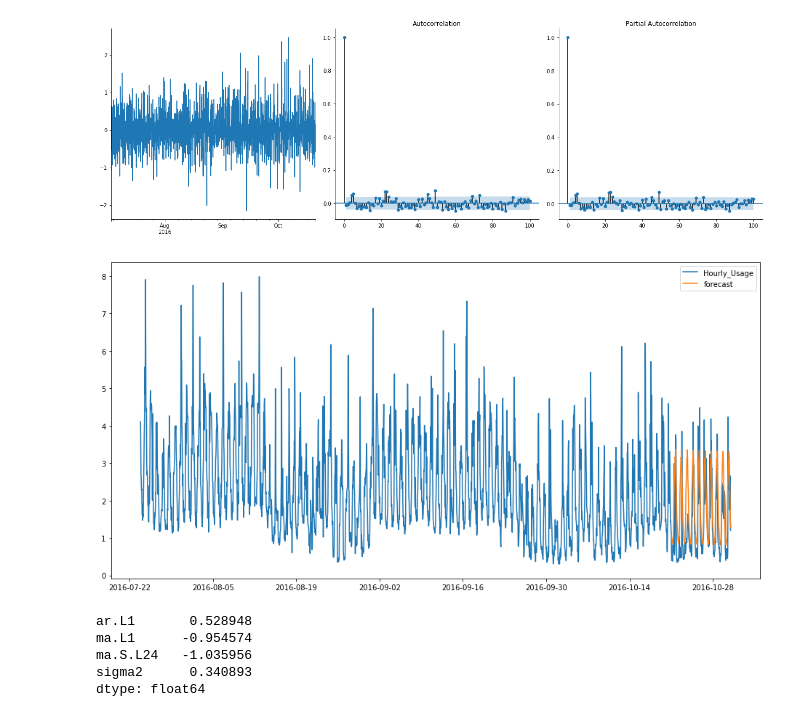
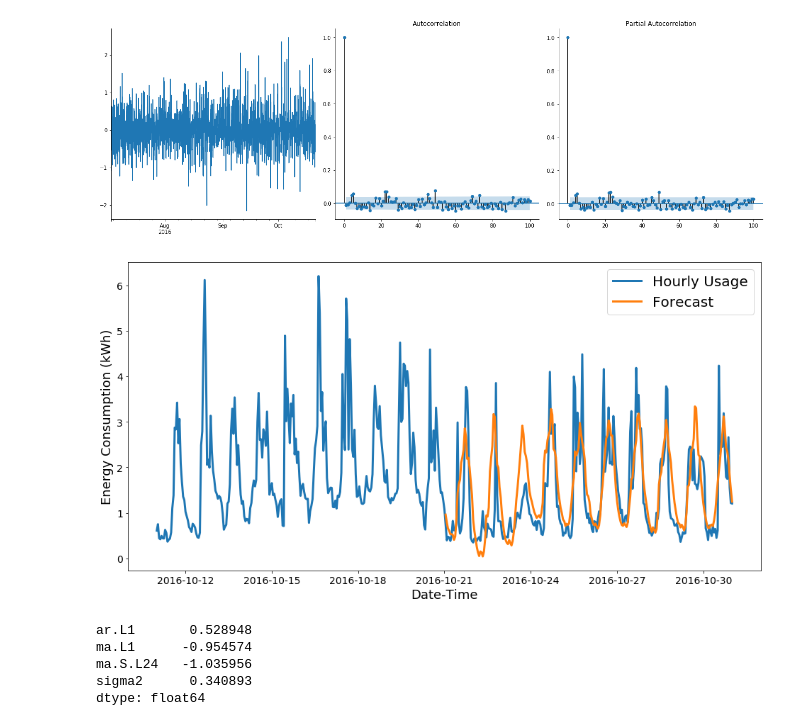
Before and after one commit to kzhao682/Smart_Energy_Consumption, a Jupyter notebook: 03_ARIMA_models.ipynb, the cells around one changed output. Saved outputs shown, nothing was run; the diff lists cells and outputs as text; code cells hidden in the pictures.

```diff
--- a/03_ARIMA_models.ipynb
+++ b/03_ARIMA_models.ipynb
@@ -342,10 +346,10 @@ mse, rmse
 acf_pacf_plots(arima_exog_results.resid.dropna(), lags=100)
 # %% [output]
 [figure]
-# %%
-plot_forecast(df_train, 500)
-# %% [output]
-[figure, removed]
+# %%
+plot_forecast(df_trainx, 2400)
+# %% [output]
+[figure, added]
 # %%
 arima_results.params
 # %% [output]
```
Also changed, not shown: parts of 11 cells of this notebook, 15 other files.
